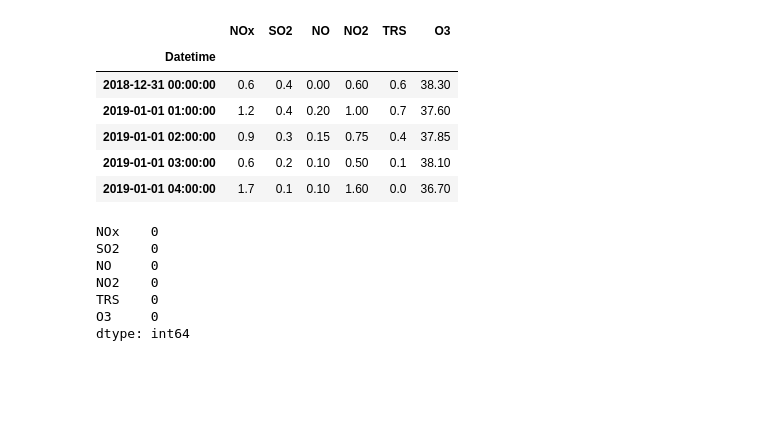
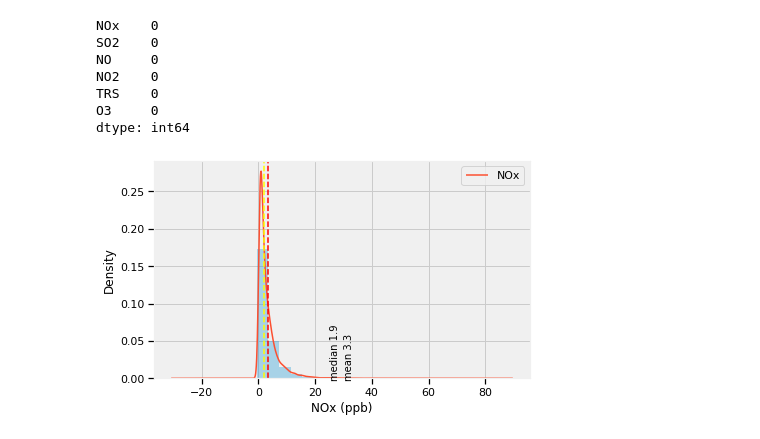
Before and after one commit to mirandadoris/CIV1498_Project2_Pythoneers, a Jupyter notebook: 1-Data_cleaning/AQ_Data_Cleaning.ipynb, the cells around one changed output. Saved outputs shown, nothing was run; the diff lists cells and outputs as text; code cells hidden in the pictures; blank space fills up the shorter version.

Commit message:
added markdown to file and checked for outliers

```diff
--- a/1-Data_cleaning/AQ_Data_Cleaning.ipynb
+++ b/1-Data_cleaning/AQ_Data_Cleaning.ipynb
@@ -28,13 +38,3 @@ year1.tail()
 | 8766 | Num | NaN | 8366 | 8248 | 8366 | 8366 | 8301 | 8368 |
 | 8767 | Data[%] | NaN | 96 | 94 | 96 | 96 | 95 | 96 |
 | 8768 | STD | NaN | 4.6 | 0.8 | 2.3 | 3.3 | 0.1 | 11.7 |
-# %%
-# Drop the last 8 rows that contain data summaries *** note to check if it is always the last 8 rows for other files
-year1 = year1[:-8]
-year2 = year2[:-8]
-year3 = year3[:-8]
-# %%
-# Drop first row (contains units)
-year1 = year1.iloc[1:]
-year2 = year2.iloc[1:]
-year3 = year3.iloc[1:]
@@ -98,0 +66,8 @@ FarmingtonCommunityHall_AQ.head(24)
+# %%
+# Run aq dataframes through function to clean
+year1 = clean_aq_data(year1)
+year2 = clean_aq_data(year2)
+year3 = clean_aq_data(year3)
+
+# View data frame
+year1.head()
@@ -98,0 +84,13 @@ FarmingtonCommunityHall_AQ.head(24)
+# %%
+# Remove any hourly measurements that are not part of the year to prevent overlap when combining dataframes
+# Filter data between two dates
+year1 = year1.loc[(year1.index >= '2019-01-01')
+                                          & (year1.index < '2020-01-01')]
+year2 = year2.loc[(year2.index >= '2020-01-01')
+                                          & (year2.index < '2021-01-01')]
+year3 = year3.loc[(year3.index >= '2021-01-01')
+                                          & (year3.index < '2022-01-01')]
+
+# Combine 3 years
+FarmingtonCommunityHall_AQ = pd.concat([year1, year2, year3], ignore_index=True)
+FarmingtonCommunityHall_AQ.tail(24)
@@ -99,23 +138,29 @@ FarmingtonCommunityHall_AQ.head(24)
 # %%
 # Linear interpolation for missing values
 FarmingtonCommunityHall_AQ = FarmingtonCommunityHall_AQ.interpolate(method='linear', axis = 0)
-FarmingtonCommunityHall_AQ.head()
+
+# Check if there are any missing values
+FarmingtonCommunityHall_AQ.isna().sum()
 # %% [output]
-|  | NOx | SO2 | NO | NO2 | TRS | O3 |
-| Datetime |  |  |  |  |  |  |
-| 2018-12-31 00:00:00 | 0.6 | 0.4 | 0.00 | 0.60 | 0.6 | 38.30 |
-| 2019-01-01 01:00:00 | 1.2 | 0.4 | 0.20 | 1.00 | 0.7 | 37.60 |
-| 2019-01-01 02:00:00 | 0.9 | 0.3 | 0.15 | 0.75 | 0.4 | 37.85 |
-| 2019-01-01 03:00:00 | 0.6 | 0.2 | 0.10 | 0.50 | 0.1 | 38.10 |
-| 2019-01-01 04:00:00 | 1.7 | 0.1 | 0.10 | 1.60 | 0.0 | 36.70 |
+NOx    0
+SO2    0
+NO     0
+NO2    0
+TRS    0
+O3     0
+dtype: int64
-# %%
-# Check if there are any missing values
-FarmingtonCommunityHall_AQ.isna().sum()
-# %% [output]
-NOx    0
-SO2    0
-NO     0
-NO2    0
-TRS    0
-O3     0
-dtype: int64
+# %%
+ax = FarmingtonCommunityHall_AQ["NOx"].hist(bins=15, density=True, stacked=True, alpha=0.3)
+FarmingtonCommunityHall_AQ["NOx"].plot(kind='density')
+
+ax.set(xlabel='NOx (ppb)')
+plt.axvline(x=FarmingtonCommunityHall_AQ["NOx"].mean(), color = 'red', ls='--')
+plt.axvline(x=FarmingtonCommunityHall_AQ["NOx"].median(), color = 'yellow', ls='--')
+plt.text(30.1,0,'mean {}'.format(round(FarmingtonCommunityHall_AQ["NOx"].mean(),1)),rotation=90)
+plt.text(25.1,0,'median {}'.format(round(FarmingtonCommunityHall_AQ["NOx"].median(),1)),rotation=90)
+
+
+plt.legend()
+plt.show()
+# %% [output]
+[figure, added]
```
Also changed, not shown: parts of 15 cells of this notebook.
